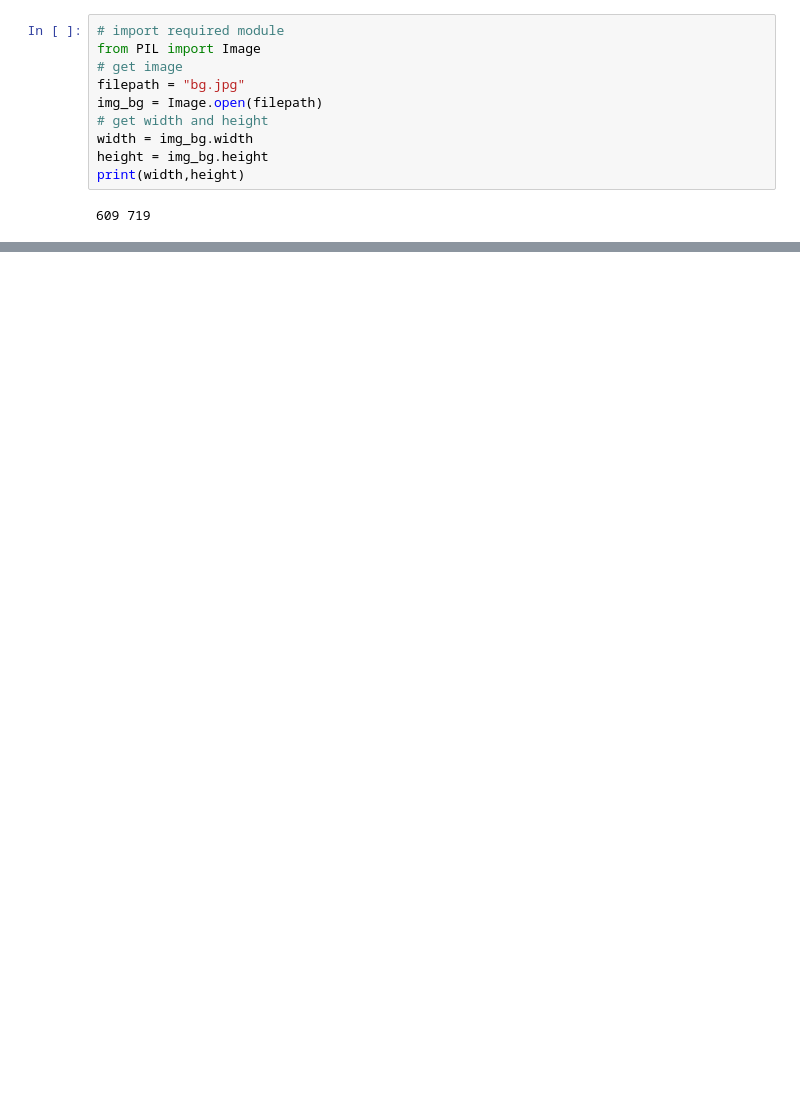
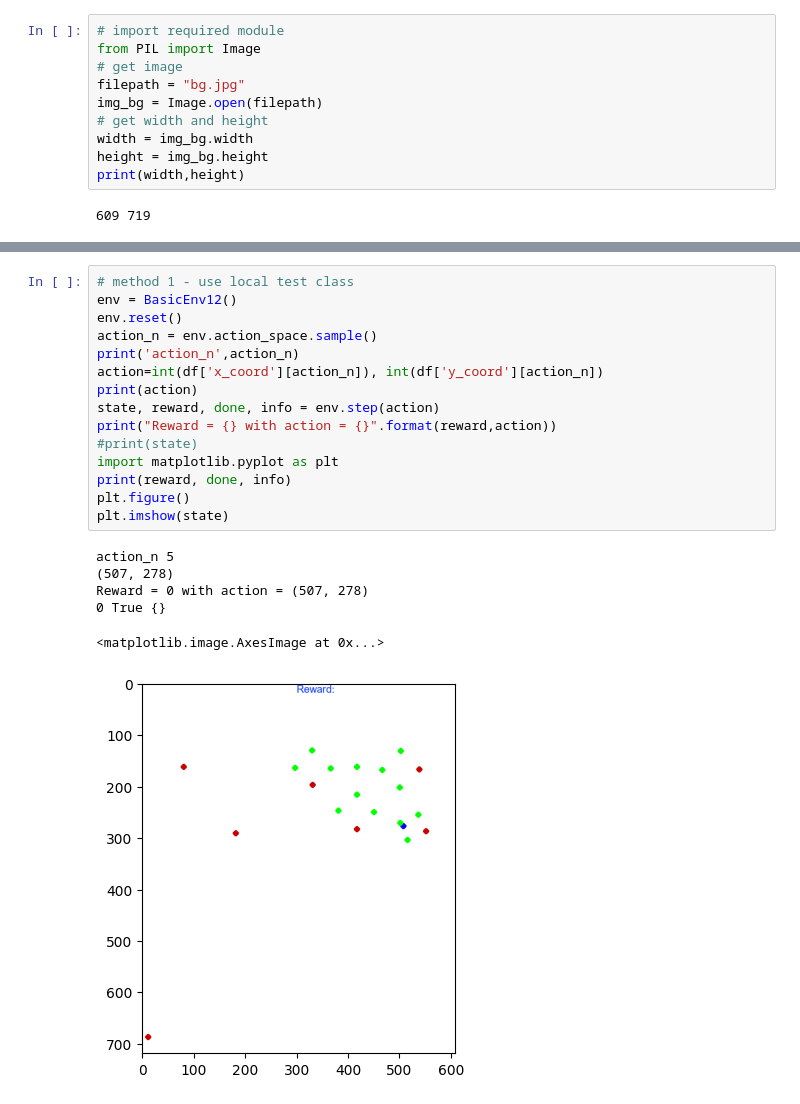
Before and after one commit to ruslanmv/How-to-create-custom-Reinforcement-Learning-environment, a Jupyter notebook: custom_game/gym-basic/1-Load-a-Custom-Gym-Environment.ipynb, the cells around one changed output, grey strips where cells are left out. Drawn from its saved outputs; the diff is of its cells as text; blank space fills up the shorter version.

```diff
--- a/custom_game/gym-basic/1-Load-a-Custom-Gym-Environment.ipynb
+++ b/custom_game/gym-basic/1-Load-a-Custom-Gym-Environment.ipynb
@@ -3107,0 +3479,22 @@ SystemExit:
+# %%
+# method 1 - use local test class
+env = BasicEnv12()
+env.reset()
+action_n = env.action_space.sample()
+print('action_n',action_n)
+action=int(df['x_coord'][action_n]), int(df['y_coord'][action_n])
+print(action)
+state, reward, done, info = env.step(action)
+print("Reward = {} with action = {}".format(reward,action))
+#print(state)
+import matplotlib.pyplot as plt
+print(reward, done, info)
+plt.figure()
+plt.imshow(state)
+# %% [output]
+action_n 5
+(507, 278)
+Reward = 0 with action = (507, 278)
+0 True {}
+<matplotlib.image.AxesImage at 0x...>
+[figure, added]
```
Also changed, not shown: parts of 116 cells of this notebook, 1 other file.
